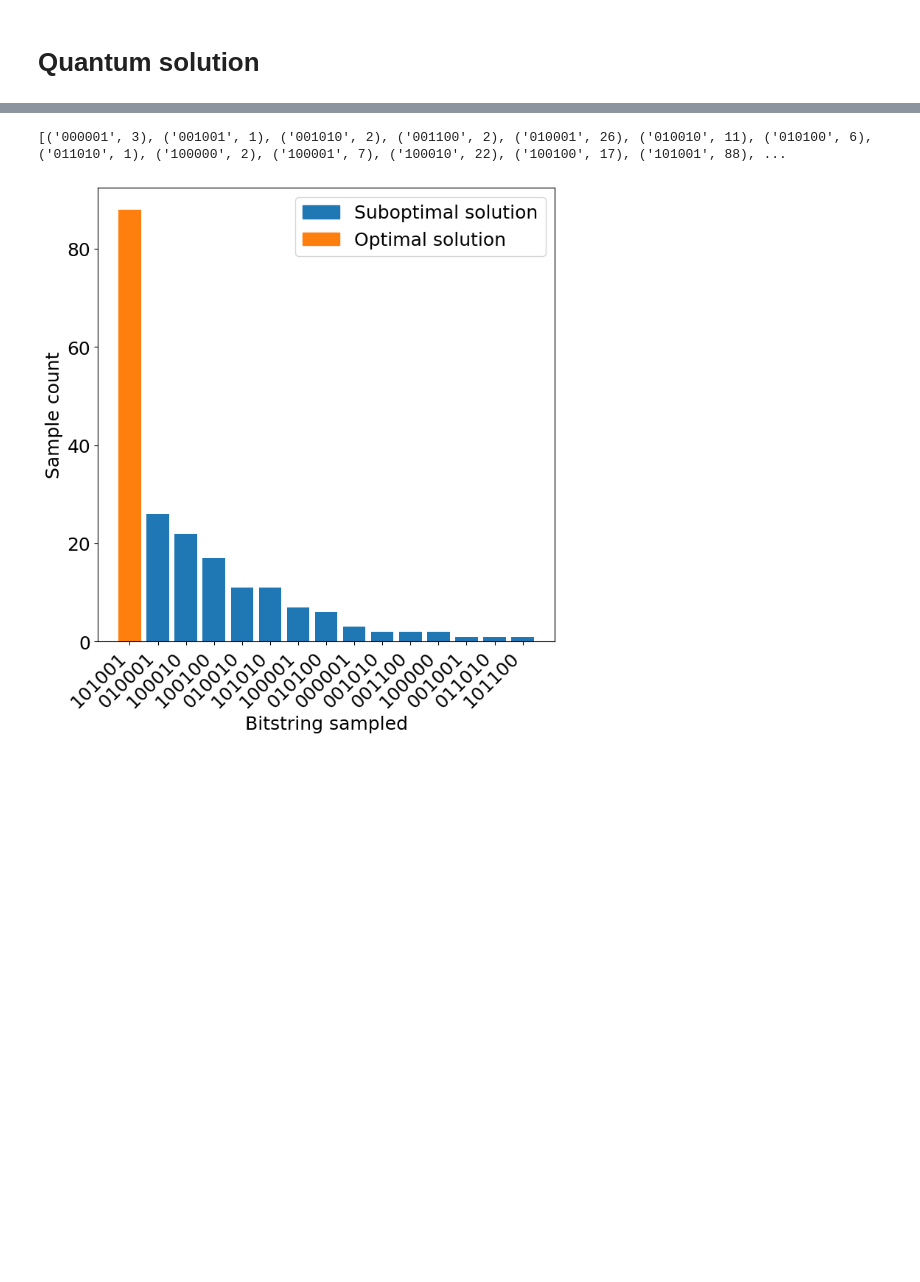
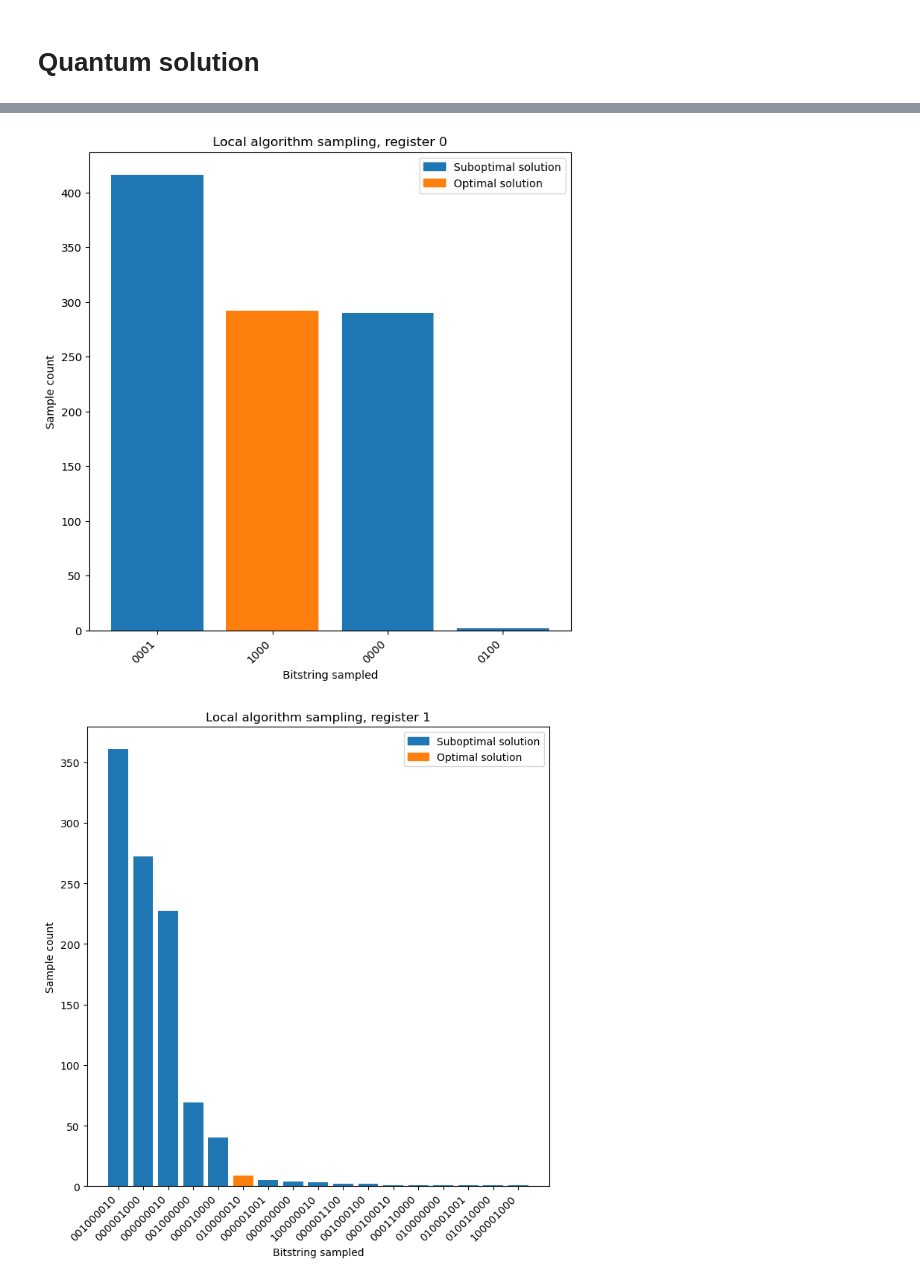
Before and after one commit to darcangelomauro/water-placement-example, a Jupyter notebook: nb/pulser_simulation.ipynb, the cells around one changed output, grey strips where cells are left out. Cells and saved outputs as stored; diff of their text form; code cells hidden in the pictures; blank space fills up the shorter version.

```diff
--- a/nb/pulser_simulation.ipynb
+++ b/nb/pulser_simulation.ipynb
@@ -68,0 +66,14 @@ for i in range(len(d_list)):
+# %%
+# Visualize registers and densities
+
+for k, density in enumerate(densities):
+    print(f"Processing density {k+1} of {len(densities)}")
+    reg = registers[k]
+    pos = positions[k]
+    rescaled_pos = rescaled_positions[k]
+    n = len(pos)
+    print(f"Density {k+1} has {n} qubits")
+    reg.draw()
+    fig, ax = dsu.plot_density(density, rescaled_pos, title=f"Density slice {k}")
+
+    plt.show()
@@ -238,4 +116,0 @@ with open('best_bitstrings/best_bitstrings.npy', 'rb') as file_in:
-# %%
-import matplotlib as mpl
-
-mpl.rc('font', size=18)
@@ -352,29 +265,17 @@ for i in range(len(regs)):
 # %%
-# VQA data
-VQA_results = []
-with open("VQA/final_sampling.txt", 'r') as f:
-    for line in f:
-        bitstring, count = line.split(" : ")
-        VQA_results.append((bitstring, int(count)))
-print(VQA_results)
-VQA_results = np.array(sorted(VQA_results, key=lambda x: x[1], reverse=True), dtype=object)
-VQA_results
-
-solution = "101001"
-
-plt.figure(figsize=(8,8))
-plt.xlabel("Bitstring sampled")
-plt.ylabel("Sample count")
-#plt.title(f"VQA algorithm sampling")
-plt.xticks(rotation=45, ha='right')
-colors = ['tab:blue' if item != solution else 'tab:orange' for item in VQA_results[:,0]]
-plt.bar(VQA_results[:,0], VQA_results[:,1], color=colors)
-colors = {'Suboptimal solution':'tab:blue', 'Optimal solution':'tab:orange'}
-labels = list(colors.keys())
-handles = [plt.Rectangle((0,0),1,1, color=colors[label]) for label in labels]
-plt.legend(handles, labels)
-plt.savefig(f"figures/VQA_results.png", bbox_inches='tight')
-plt.show()
+for i in range(len(samplings)):
+    plt.figure(figsize=(8,8))
+    plt.xlabel("Bitstring sampled")
+    plt.ylabel("Sample count")
+    plt.title(f"Local algorithm sampling, register {i}")
+    plt.xticks(rotation=45, ha='right')
+    colors = ['tab:blue' if item != best_solutions[i] else 'tab:orange' for item in samplings[i][:,0]]
+    plt.bar(samplings[i][:,0], samplings[i][:,1], color=colors)
+    colors = {'Suboptimal solution':'tab:blue', 'Optimal solution':'tab:orange'}
+    labels = list(colors.keys())
+    handles = [plt.Rectangle((0,0),1,1, color=colors[label]) for label in labels]
+    plt.legend(handles, labels)
+    plt.show()
 # %% [output]
-[('000001', 3), ('001001', 1), ('001010', 2), ('001100', 2), ('010001', 26), ('010010', 11), ('010100', 6), ('011010', 1), ('100000', 2), ('100001', 7), ('100010', 22), ('100100', 17), ('101001', 88), ...
-[figure, old version]
+[figure, new version]
+[figure, added]
```
Also changed, not shown: parts of 29 cells of this notebook, 27 other files.
